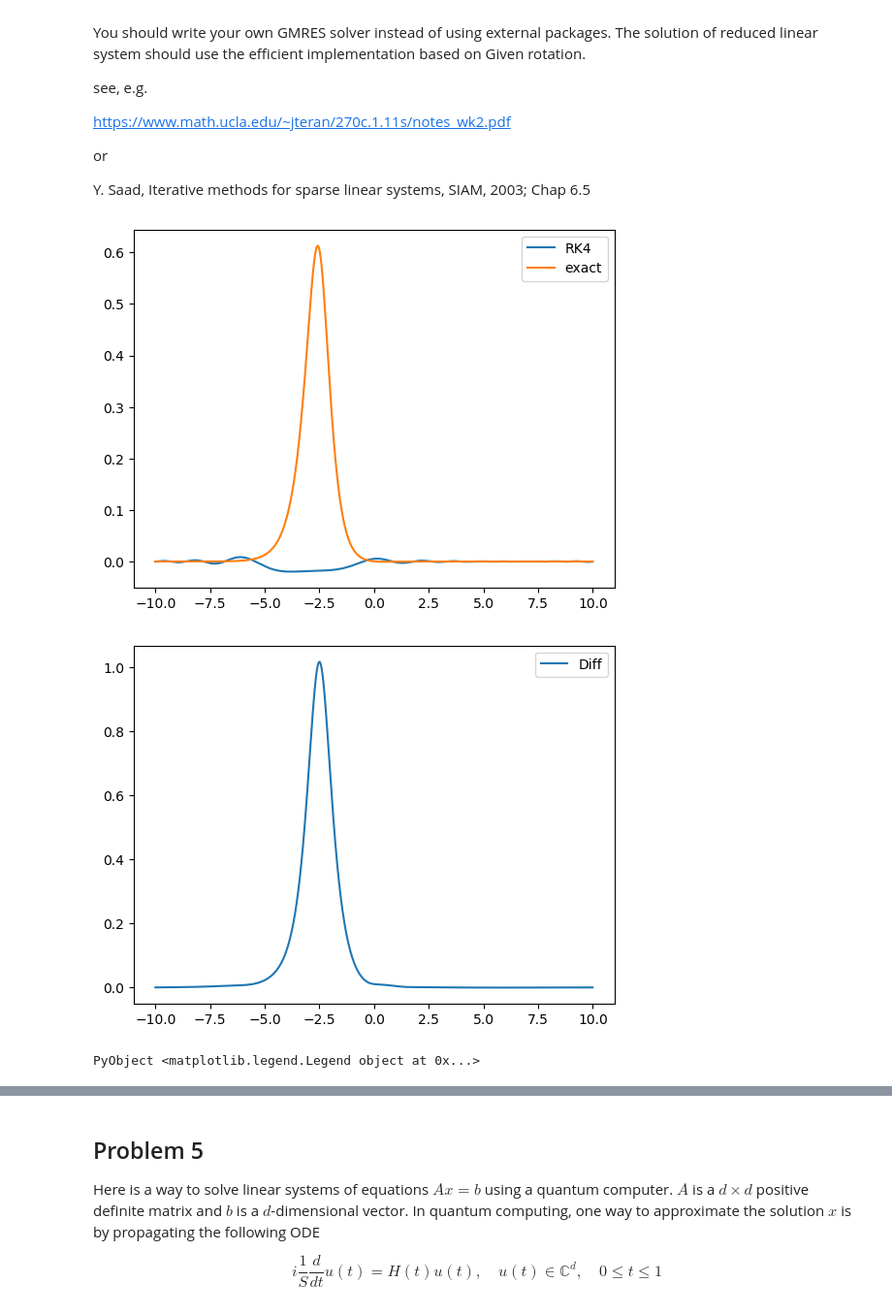
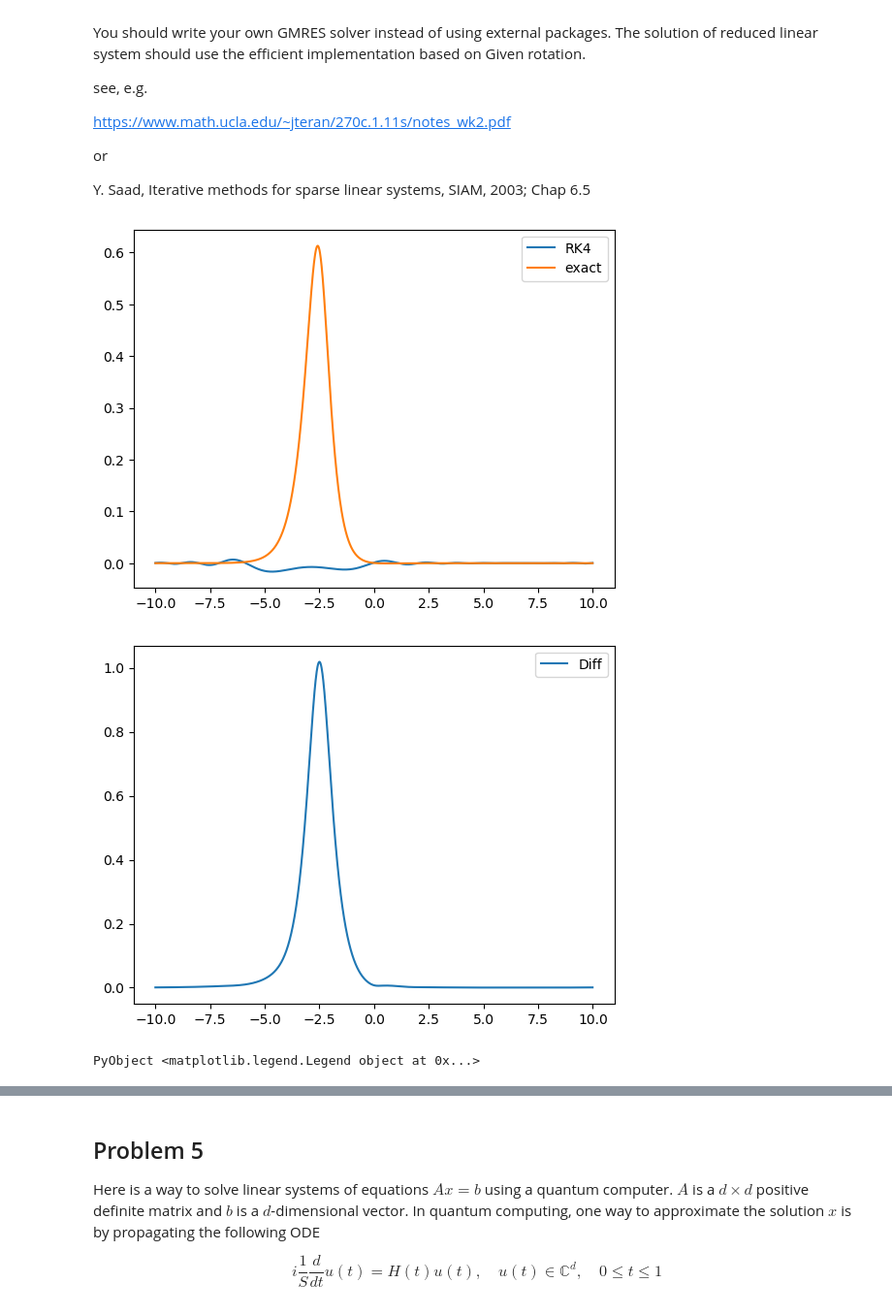
Before and after one commit to kevin-corcoran/228a, a Jupyter notebook: HW6.ipynb, the cells around one changed output, grey strips where cells are left out. Shown: that part at 97% size. Cells and saved outputs as stored; diff of their text form; code cells hidden in the pictures.

```diff
--- a/HW6.ipynb
+++ b/HW6.ipynb
@@ -322,45 +322,46 @@ c = 0.5
 x0 = -3.0
 
 function func(u,Lap,β)
-    return im*Lap*u + β*(conj(u)'*u)*u
+#     return -im*(-Lap*u + β*(conj(u)'*u)*u)
+    return -im*(-Lap*u + β*(conj(u)'*u).*u)
 end
 
 function rk4(NT,T,u0,Lap,β)
     h = T/NT
     u = zeros(size(Lap)[2], NT+1)
     u = complex(u)
     u[:,1] = u0
 
     for i = 1:NT
-        k1 = h*func(u[:,i], Lap, β)
-        k2 = h*func(u[:,i] + k1/2, Lap, β)
-        k3 = h*func(u[:,i] + k2/2, Lap, β)
-        k4 = h*func(u[:,i] + k3, Lap, β)
-        u[:,i+1] = u[:,i] + 1/6 * (k1 + k2 + k3 + k4)
+        k1 = func(u[:,i], Lap, β)
+        k2 = func(u[:,i] + h*k1/2, Lap, β)
+        k3 = func(u[:,i] + h*k2/2, Lap, β)
+        k4 = func(u[:,i] + h*k3, Lap, β)
+        u[:,i+1] = u[:,i] + h/6 * (k1 + k2 + k3 + k4)
     end
     return u
 end
 
 
 psiexact_func(x,t) = 2.0*a/β * sech(sqrt(a)*(x-x0-c*t)) * exp(im*(c/2.0*(x-x0)-(c^2/4.0-a)*t))
 
 psi0 = psiexact_func.(xs,0.0)
 
 NT = 10000
 Tf = 1.0
 psi = rk4(NT,Tf,psi0,Lap,β)
 psiexact = psiexact_func.(xs,Tf)
 
 using PyPlot
 figure(1)
 plot(xs,real(psi[:,end]),label="RK4")
 plot(xs,real(psiexact),label="exact")
 legend()
 
 figure(2)
 plot(xs,abs.(psi[:,end]-psiexact),label="Diff")
 legend()
 # %% [output]
-[figure, old version]
+[figure, new version]
 [figure]
 PyObject <matplotlib.legend.Legend object at 0x...>
```
Also changed, not shown: parts of 10 cells of this notebook.
